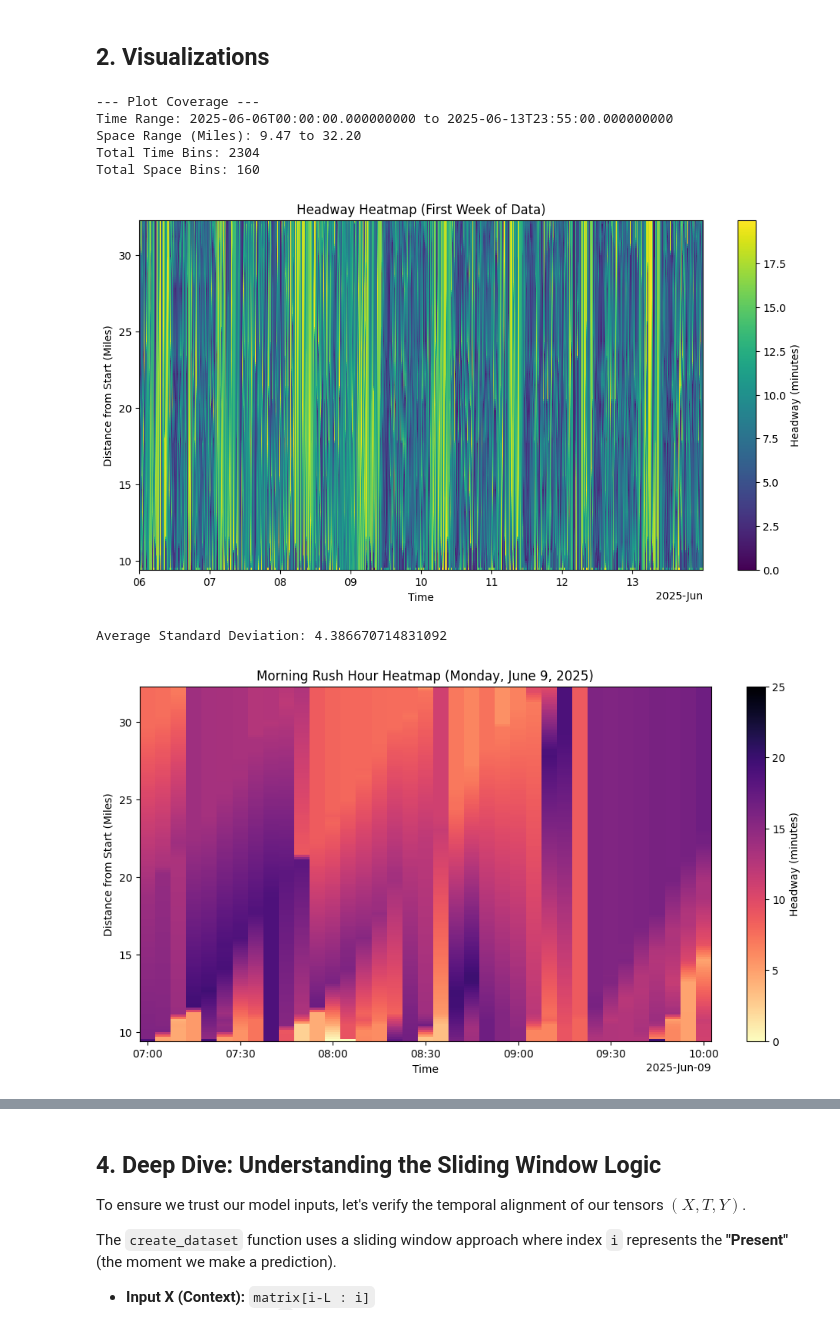
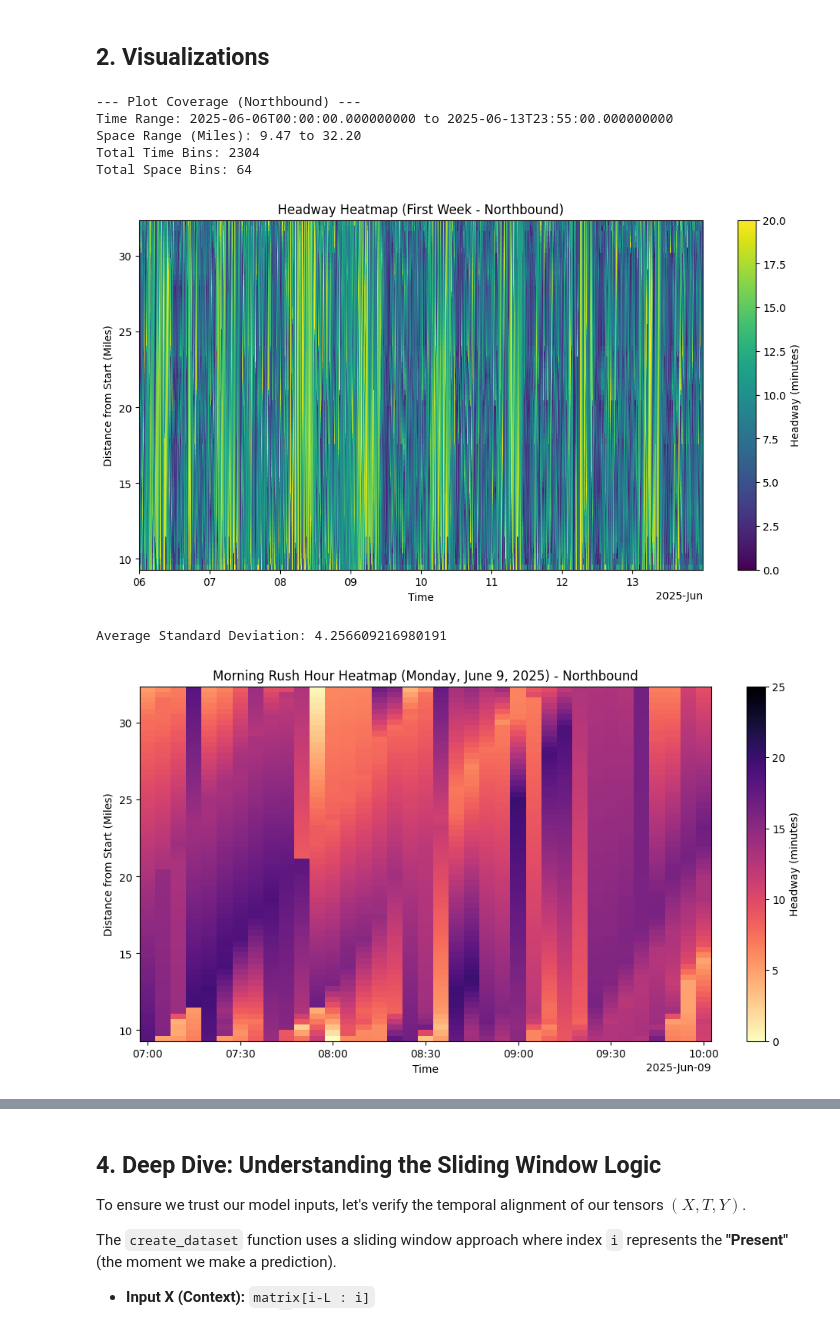
Before and after one commit to DanHerman212/headway-prediction, a Jupyter notebook: notebooks/4_spatiotemporal_eda.ipynb, the cells around one changed output, grey strips where cells are left out. Saved outputs shown, nothing was run; the diff lists cells and outputs as text; code cells hidden in the pictures.

```diff
--- a/notebooks/4_spatiotemporal_eda.ipynb
+++ b/notebooks/4_spatiotemporal_eda.ipynb
@@ -12,10 +12,10 @@ import matplotlib.pyplot as plt
 # Configuration (Must match 3_data_merging.ipynb)
 GLOBAL_START_TIME = "2025-06-06 00:00:00"
 TIME_BIN_SIZE_MIN = 5
-DISTANCE_BIN_COUNT = 160
+DISTANCE_BIN_COUNT = 64 # Updated to match Paper
 
 # File Paths
-MATRIX_PATH = "../data/headway_matrix_full.npy"
+MATRIX_PATH = "../data/headway_matrix_bidirectional.npy" # Updated to new file
 STATION_PATH = "../data/a_line_station_distances.csv"
 # %% [markdown]
 ## 1. Load Data and Reconstruct Metadata
@@ -23,6 +23,7 @@ STATION_PATH = "../data/a_line_station_distances.csv"
 # Load raw matrix
 data = np.load(MATRIX_PATH)
 print(f"Matrix Shape: {data.shape}")
+# Expected: (Time, 64, 2)
 
 # Load station map for spatial context
 station_map = pd.read_csv(STATION_PATH)
@@ -40,12 +41,14 @@ max_dist = station_map['distance_from_start_mi'].max()
 space_coords = np.linspace(min_dist, max_dist, data.shape[1])
 
 # --- Create Xarray DataArray ---
+# Now 3D: Time, Space, Direction
 da = xr.DataArray(
     data,
-    dims=["time", "space"],
+    dims=["time", "space", "direction"],
     coords={
         "time": time_coords,
-        "space": space_coords
+        "space": space_coords,
+        "direction": ["North", "South"]
     },
     attrs={
         "units": "minutes",
@@ -81,10 +81,11 @@ Attributes:
 ## 2. Visualizations
 # %%
 # Select the subset for the first week
-subset = da.sel(time=slice("2025-06-06", "2025-06-13"))
+# We select Northbound (direction=0) for visualization to verify clean flow
+subset = da.sel(time=slice("2025-06-06", "2025-06-13")).isel(direction=0)
 
 # Print coordinate ranges to confirm coverage
-print("--- Plot Coverage ---")
+print("--- Plot Coverage (Northbound) ---")
 print(f"Time Range: {subset.time.min().values} to {subset.time.max().values}")
 print(f"Space Range (Miles): {subset.space.min().values:.2f} to {subset.space.max().values:.2f}")
 print(f"Total Time Bins: {subset.sizes['time']}")
@@ -98,43 +99,44 @@ subset.plot(
     cbar_kwargs={'label': 'Headway (minutes)'}
 )
 
-plt.title("Headway Heatmap (First Week of Data)")
+plt.title("Headway Heatmap (First Week - Northbound)")
 plt.ylabel("Distance from Start (Miles)")
 plt.xlabel("Time")
 plt.show()
 # %% [output]
---- Plot Coverage ---
+--- Plot Coverage (Northbound) ---
 Time Range: 2025-06-06T00:00:00.000000000 to 2025-06-13T23:55:00.000000000
 Space Range (Miles): 9.47 to 32.20
 Total Time Bins: 2304
-Total Space Bins: 160
+Total Space Bins: 64
-[figure, old version]
+[figure, new version]
 # %%
 # Check for variance to ensure data is not static
 std_dev = da.std(dim="time").mean().values
 print(f"Average Standard Deviation: {std_dev}")
 # %% [output]
-Average Standard Deviation: 4.386670714831092
+Average Standard Deviation: 4.256609216980191
 # %%
 # Select a specific weekday rush hour (e.g., Monday Morning, June 9th, 7 AM - 10 AM)
 # This allows us to see the fine-grained texture of headways during peak operations
-rush_hour_subset = da.sel(time=slice("2025-06-09 07:00:00", "2025-06-09 10:00:00"))
+# Selecting Northbound
+rush_hour_subset = da.sel(time=slice("2025-06-09 07:00:00", "2025-06-09 10:00:00")).isel(direction=0)
 
 plt.figure(figsize=(12, 6))
 rush_hour_subset.plot(
     x="time",
     y="space",
     cbar_kwargs={'label': 'Headway (minutes)'},
     cmap="magma_r",  # 'magma_r' (reversed) makes low headways (good) dark/purple and high headways (gaps) bright/yellow
     vmax=25          # Cap visualization at 25 mins to highlight gaps without washing out the plot
 )
 
-plt.title("Morning Rush Hour Heatmap (Monday, June 9, 2025)")
+plt.title("Morning Rush Hour Heatmap (Monday, June 9, 2025) - Northbound")
 plt.ylabel("Distance from Start (Miles)")
 plt.xlabel("Time")
 plt.show()
 # %% [output]
-[figure, old version]
+[figure, new version]
 # %% [markdown]
 ## 3. Data Representation for ConvLSTM
 
```
Also changed, not shown: parts of 7 cells of this notebook, 2 other files.
